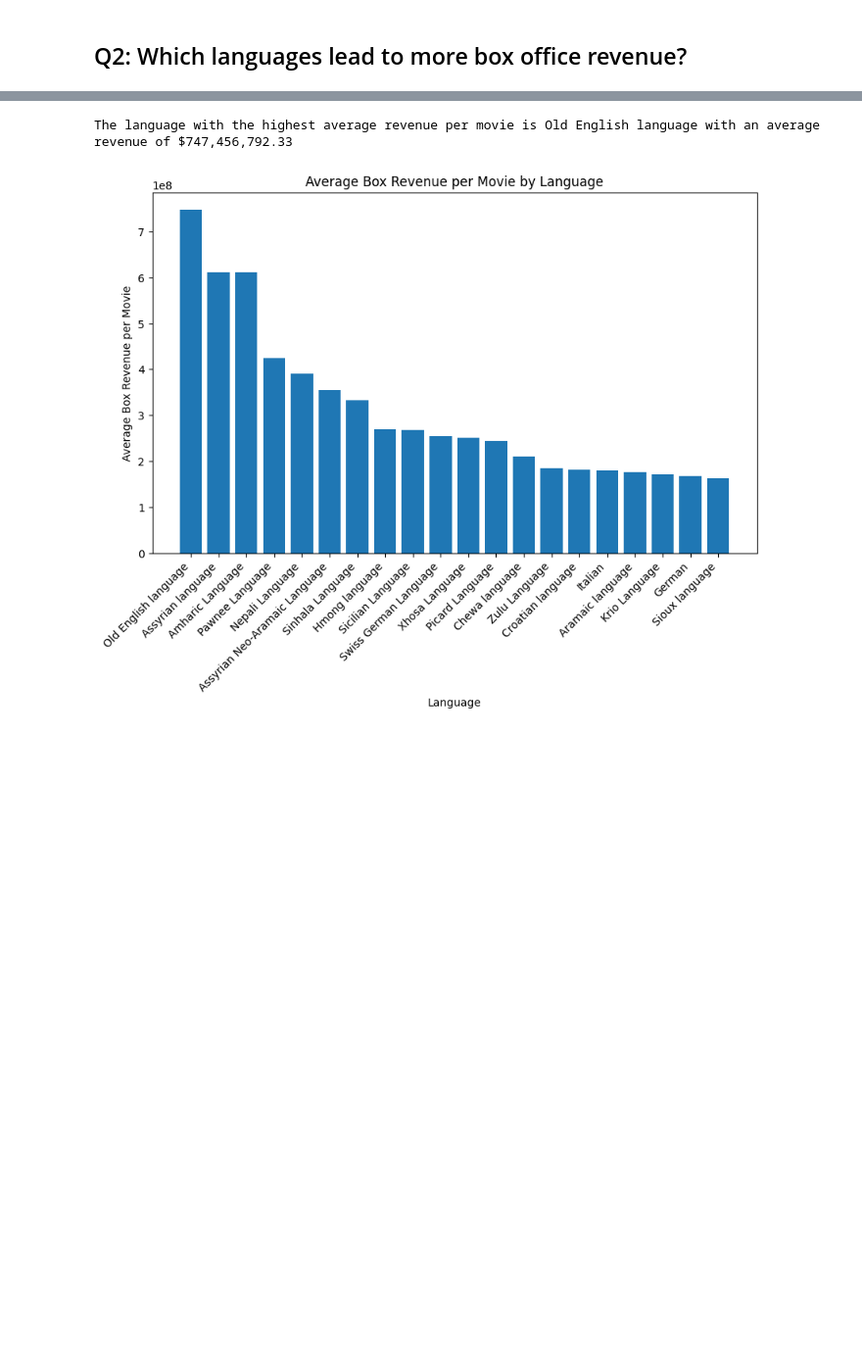
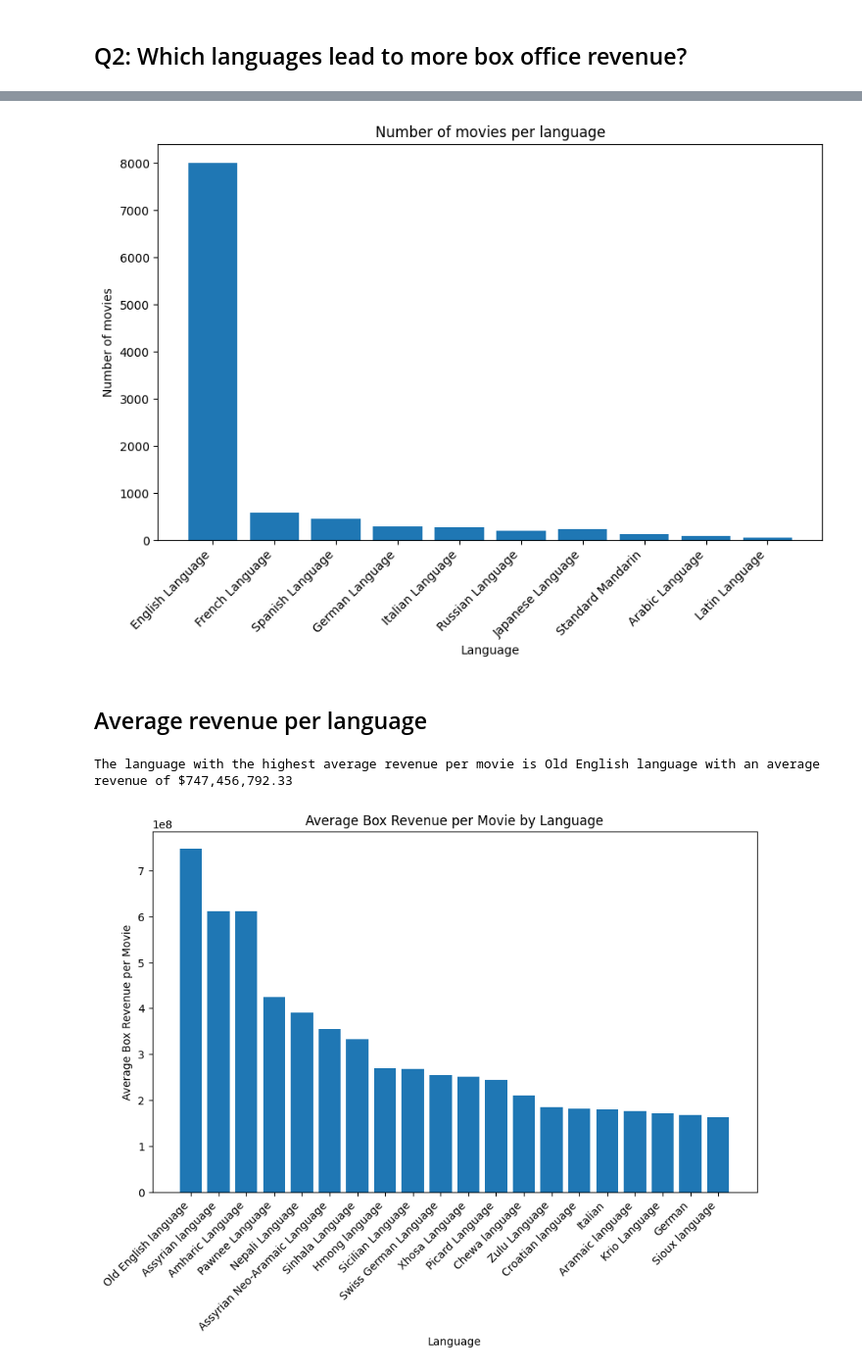
Before and after one commit to epfl-ada/ada-2023-project-pandalysts, a Jupyter notebook: P2.ipynb, the cells around one changed output, grey strips where cells are left out. Shown: that part at 98% size. Cells and saved outputs as stored; diff of their text form; code cells hidden in the pictures; blank space fills up the shorter version.

```diff
--- a/P2.ipynb
+++ b/P2.ipynb
@@ -247,3 +253,26 @@ The language that makes the most money is English Language with a total revenue
+# %%
+df_language = merged_df[['Freebase_movie_ID', 'Movie_name', 'Movie_box_office_revenue', 'Movie_languages_clean']]
+df_language = df_language.explode('Movie_languages_clean')
+language_revenue = df_language.groupby('Movie_languages_clean')['Movie_box_office_revenue'].agg(['sum', 'count']).reset_index()
+language_revenue = language_revenue.sort_values(by='sum', ascending=False)
+
+# Calculate the average revenue per movie for each language
+language_stats = df_language.groupby('Movie_languages_clean')['Movie_box_office_revenue'].agg(['sum', 'count'])
+language_stats['average_revenue_per_movie'] = language_stats['sum'] / language_stats['count']
+language_stats = language_stats.sort_values(by='average_revenue_per_movie', ascending=False)
+
+plt.figure(figsize=(10, 6))
+plt.bar(language_revenue['Movie_languages_clean'][:10], language_revenue['count'][:10])
+plt.xlabel('Language')
+plt.ylabel('Number of movies')
+plt.title('Number of movies per language')
+plt.xticks(rotation=45, ha='right')
+
+plt.show()
+# %% [output]
+[figure, added]
+# %% [markdown]
+## Average revenue per language
 # %%
 df_language = merged_df[['Freebase_movie_ID', 'Movie_name', 'Movie_box_office_revenue', 'Movie_languages_clean']]
 df_language = df_language.explode('Movie_languages_clean')
```
Also changed, not shown: parts of 18 cells of this notebook.
